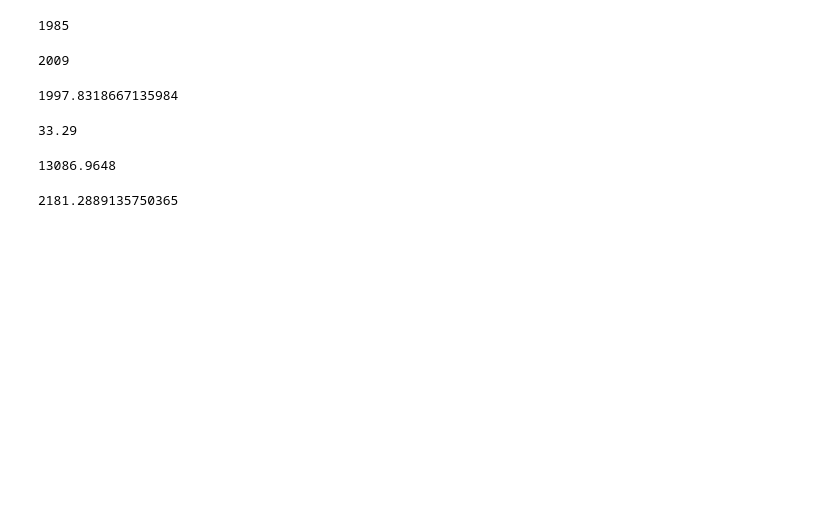
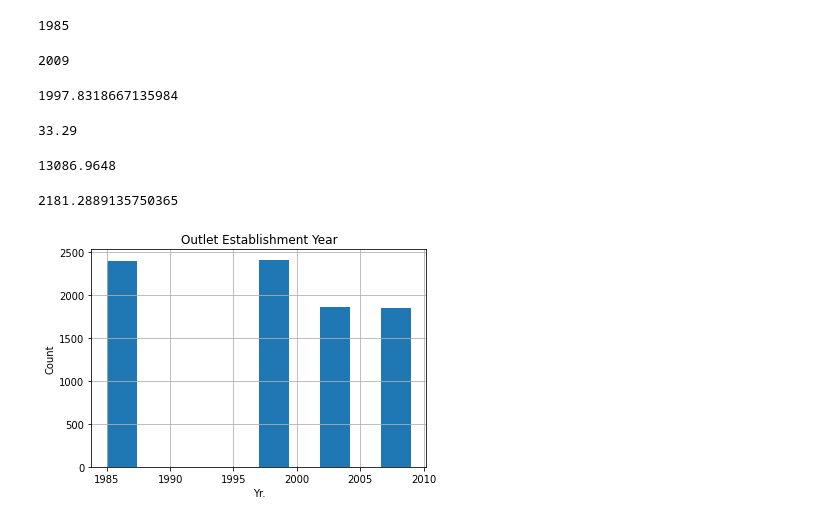
Before and after one commit to Sabrinapearlpervez/food-sales-predictions, a Jupyter notebook: food_sales_predictions.ipynb, the cells around one changed output. Saved outputs shown, nothing was run; the diff lists cells and outputs as text; code cells hidden in the pictures; blank space fills up the shorter version.

```diff
--- a/food_sales_predictions.ipynb
+++ b/food_sales_predictions.ipynb
@@ -6,3 +6,5 @@ sales_predictions = '/content/sales_predictions (1).csv'
+# %%
+sales_predictions = '/content/sales_predictions (2).csv'
 # %%
 df = pd.read_csv(sales_predictions)
 df.head()
@@ -172,0 +178,7 @@ df['Item_Outlet_Sales'].mean()
+# %%
+df['Outlet_Establishment_Year'].hist();
+plt.title('Outlet Establishment Year');
+plt.xlabel('Yr.');
+plt.ylabel('Count');
+# %% [output]
+[figure, added]
```
Also changed, not shown: parts of 8 cells of this notebook.
